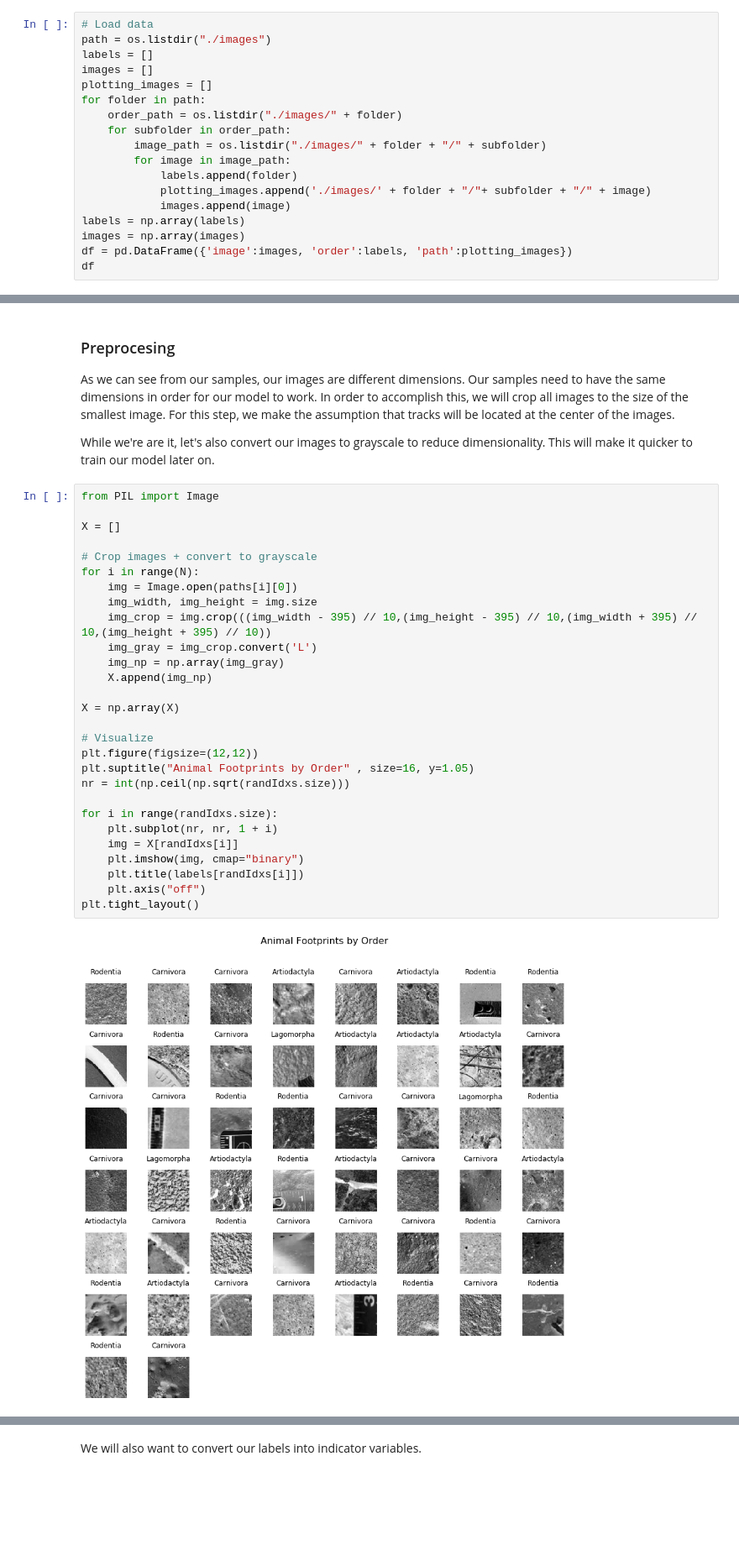
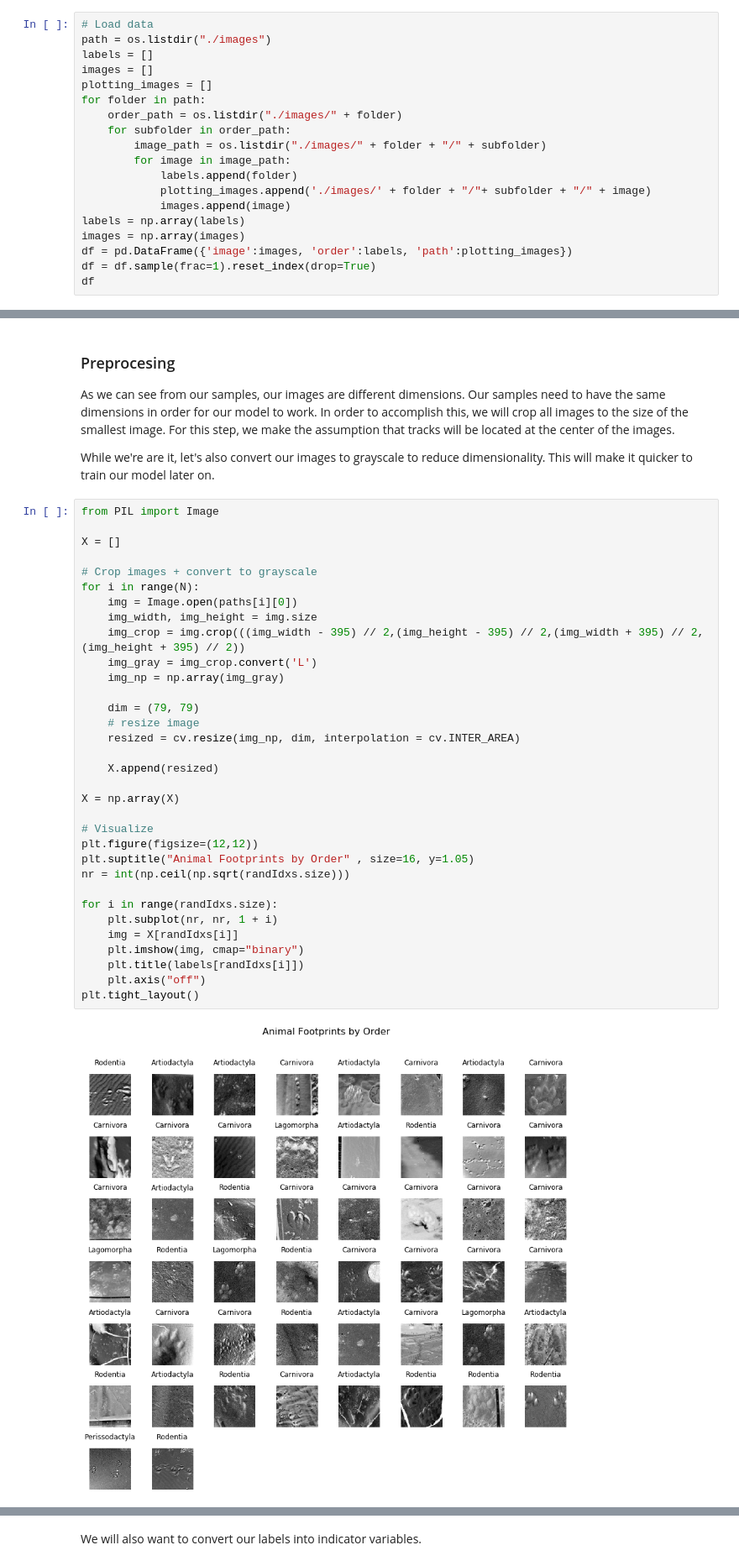
Before and after one commit to BonaventureR/CNN-AnimalTracks, a Jupyter notebook: Animal_Track_Classification.ipynb, the cells around one changed output, grey strips where cells are left out. Shown at 84% size. Cells and saved outputs as stored; diff of their text form; blank space fills up the shorter version.

```diff
--- a/Animal_Track_Classification.ipynb
+++ b/Animal_Track_Classification.ipynb
@@ -72,6 +72,7 @@ for folder in path:
 labels = np.array(labels)
 images = np.array(images)
 df = pd.DataFrame({'image':images, 'order':labels, 'path':plotting_images})
+df = df.sample(frac=1).reset_index(drop=True)
 df
 # %% [output]
 |  | image | order | path |
@@ -138,33 +139,38 @@ While we're are it, let's also convert our images to grayscale to reduce dimensi
 # %%
 from PIL import Image
 
 X = []
 
 # Crop images + convert to grayscale
 for i in range(N):
     img = Image.open(paths[i][0])
     img_width, img_height = img.size
-    img_crop = img.crop(((img_width - 395) // 10,(img_height - 395) // 10,(img_width + 395) // 10,(img_height + 395) // 10))
+    img_crop = img.crop(((img_width - 395) // 2,(img_height - 395) // 2,(img_width + 395) // 2,(img_height + 395) // 2))
     img_gray = img_crop.convert('L')
     img_np = np.array(img_gray)
-    X.append(img_np)
+
+    dim = (79, 79)
+    # resize image
+    resized = cv.resize(img_np, dim, interpolation = cv.INTER_AREA)
+
+    X.append(resized)
 
 X = np.array(X)
 
 # Visualize
 plt.figure(figsize=(12,12))
 plt.suptitle("Animal Footprints by Order" , size=16, y=1.05)
 nr = int(np.ceil(np.sqrt(randIdxs.size)))
 
 for i in range(randIdxs.size):
     plt.subplot(nr, nr, 1 + i)
     img = X[randIdxs[i]]
     plt.imshow(img, cmap="binary")
     plt.title(labels[randIdxs[i]])
     plt.axis("off")
 plt.tight_layout()
 # %% [output]
-[figure, old version]
+[figure, new version]
 # %%
 img_np.shape
 # %% [output]
```
Also changed, not shown: parts of 7 cells of this notebook.
